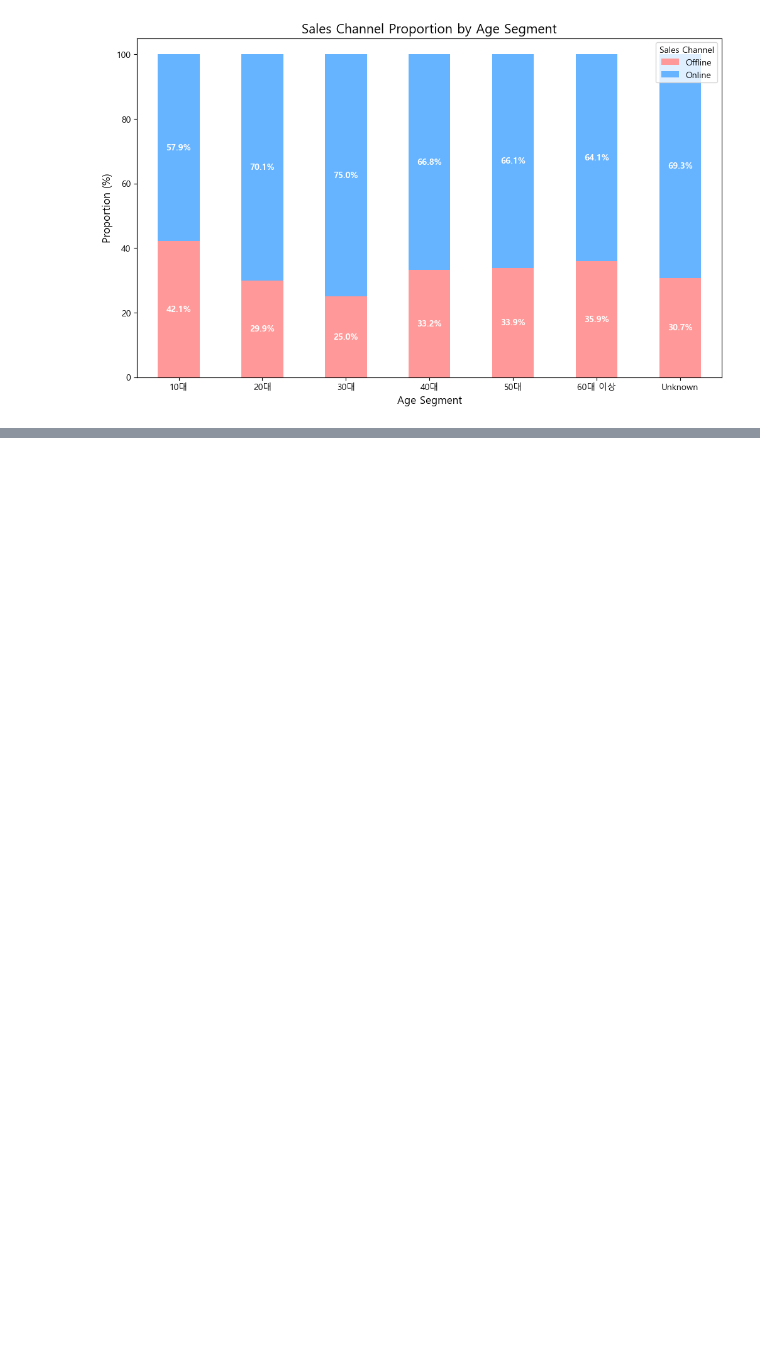
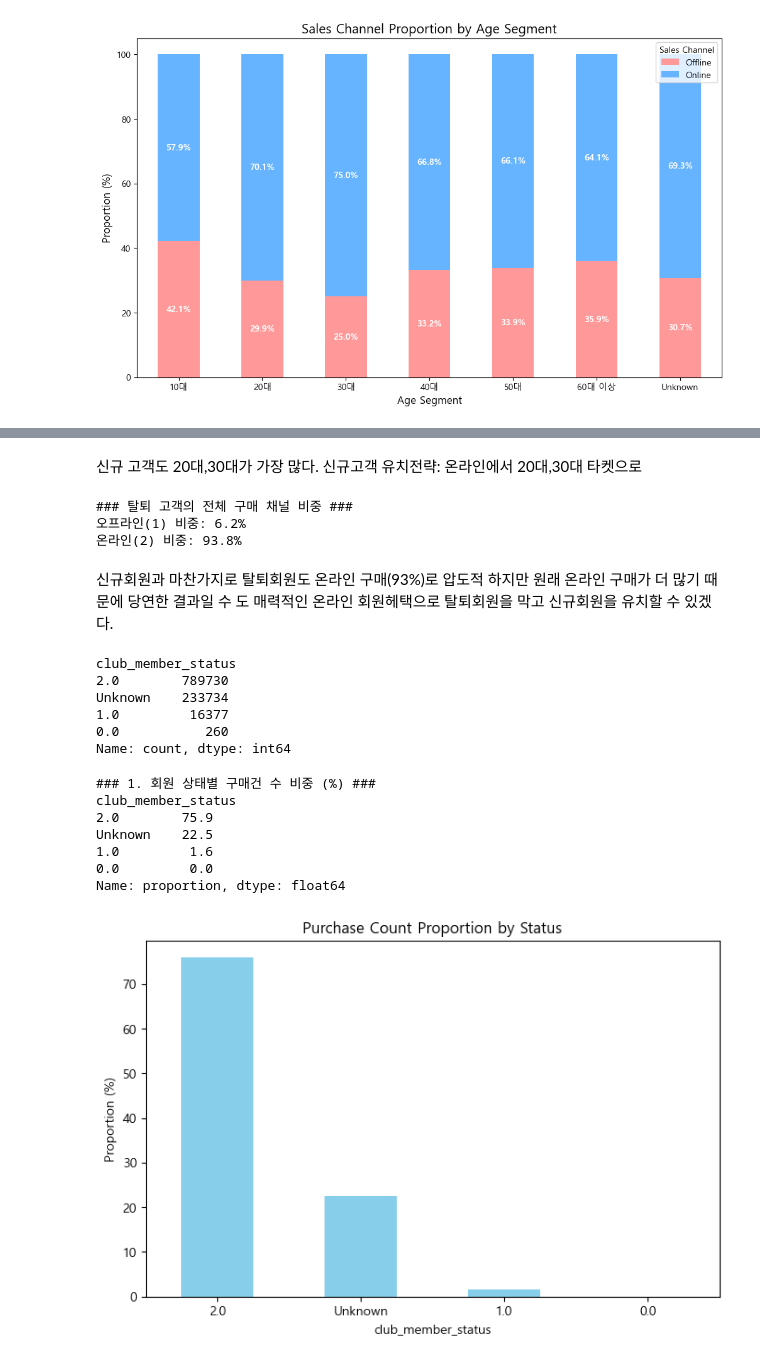
Before and after one commit to yoohengu/cross-gen-biz-analysis, a Jupyter notebook: notebooks/soeun_eda/joinin.ipynb, the cells around one changed output, grey strips where cells are left out. Drawn from its saved outputs; the diff is of its cells as text; code cells hidden in the pictures; blank space fills up the shorter version.

```diff
--- a/notebooks/soeun_eda/joinin.ipynb
+++ b/notebooks/soeun_eda/joinin.ipynb
@@ -474,0 +479,59 @@ print(f"온라인(2) 유입: {first_channel_ratio.get(2, 0):.1f}%")
+# %% [markdown]
+신규 고객도 20대,30대가 가장 많다.
+신규고객 유치전략: 온라인에서 20대,30대 타켓으로
+# %%
+
+#  탈퇴 고객(LEFT CLUB, 매핑값 0) 데이터만 필터링
+df_left_customers = final_df[final_df['club_member_status'] == 0]
+
+#  온·오프라인 채널 비중 산출 (1: 오프라인, 2: 온라인)
+left_channel_ratio = df_left_customers['sales_channel_id'].value_counts(normalize=True) * 100
+
+# 결과 출력
+print("### 탈퇴 고객의 전체 구매 채널 비중 ###")
+if not left_channel_ratio.empty:
+    print(f"오프라인(1) 비중: {left_channel_ratio.get(1, 0):.1f}%")
+    print(f"온라인(2) 비중: {left_channel_ratio.get(2, 0):.1f}%")
+# %% [output]
+### 탈퇴 고객의 전체 구매 채널 비중 ###
+오프라인(1) 비중: 6.2%
+온라인(2) 비중: 93.8%
+# %% [markdown]
+신규회원과 마찬가지로 탈퇴회원도 온라인 구매(93%)로 압도적
+하지만 원래 온라인 구매가 더 많기 때문에 당연한 결과일 수 도
+매력적인 온라인 회원헤택으로 탈퇴회원을 막고 신규회원을 유치할 수 있겠다.
+# %%
+final_df['club_member_status'].value_counts()
+# %% [output]
+club_member_status
+2.0        789730
+Unknown    233734
+1.0         16377
+0.0           260
+Name: count, dtype: int64
+# %%
+# 전체 거래 데이터에서 회원상태별 비율
+
+#  회원 상태별 구매건 수 비중 계산
+status_count_ratio = final_df['club_member_status'].value_counts(normalize=True) * 100
+
+# 결과 출력 (0: 탈퇴, 1: 신규, 2: 활동, Unknown: 미기입)
+print("### 1. 회원 상태별 구매건 수 비중 (%) ###")
+print(status_count_ratio.round(1))
+
+# 시각화 (막대 그래프)
+import matplotlib.pyplot as plt
+status_count_ratio.plot(kind='bar', color='skyblue', figsize=(8, 5))
+plt.title('Purchase Count Proportion by Status')
+plt.ylabel('Proportion (%)')
+plt.xticks(rotation=0)
+plt.show()
+# %% [output]
+### 1. 회원 상태별 구매건 수 비중 (%) ###
+club_member_status
+2.0        75.9
+Unknown    22.5
+1.0         1.6
+0.0         0.0
+Name: proportion, dtype: float64
+[figure, added]
```
Also changed, not shown: parts of 20 cells of this notebook.
